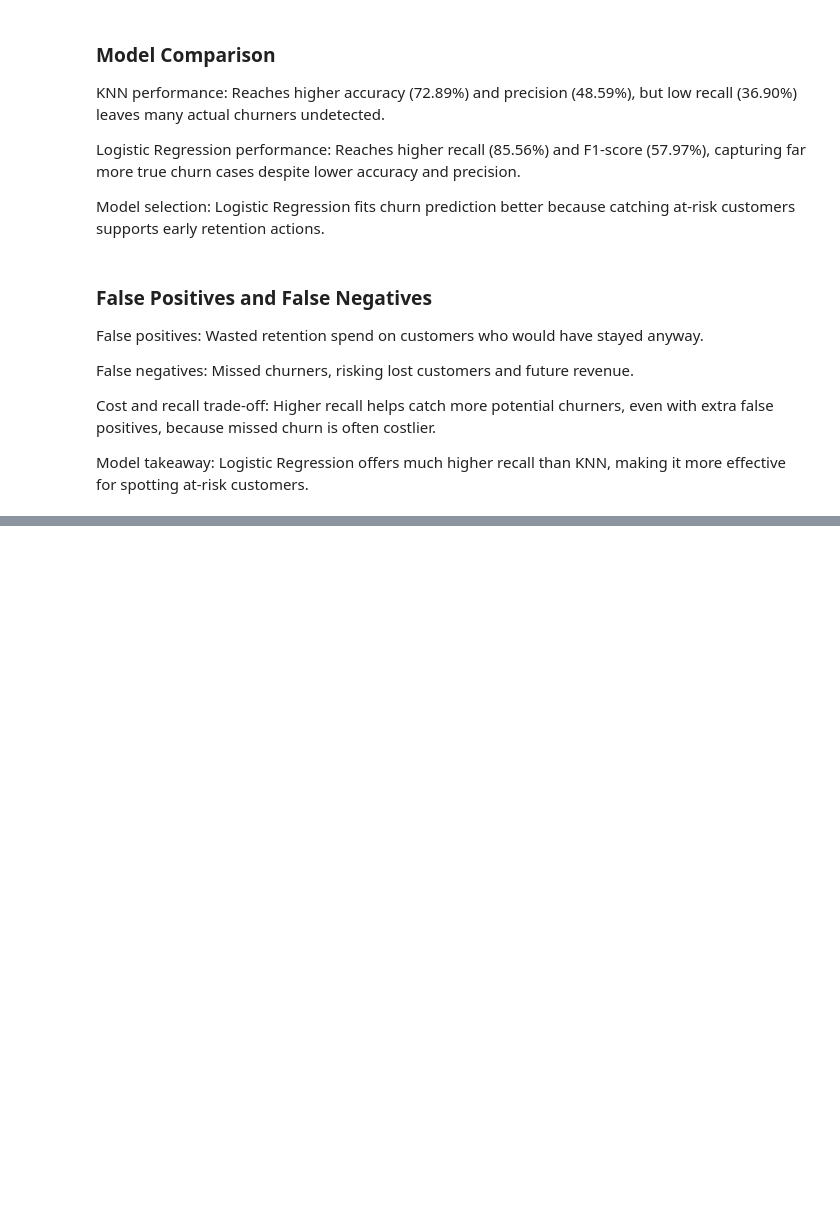
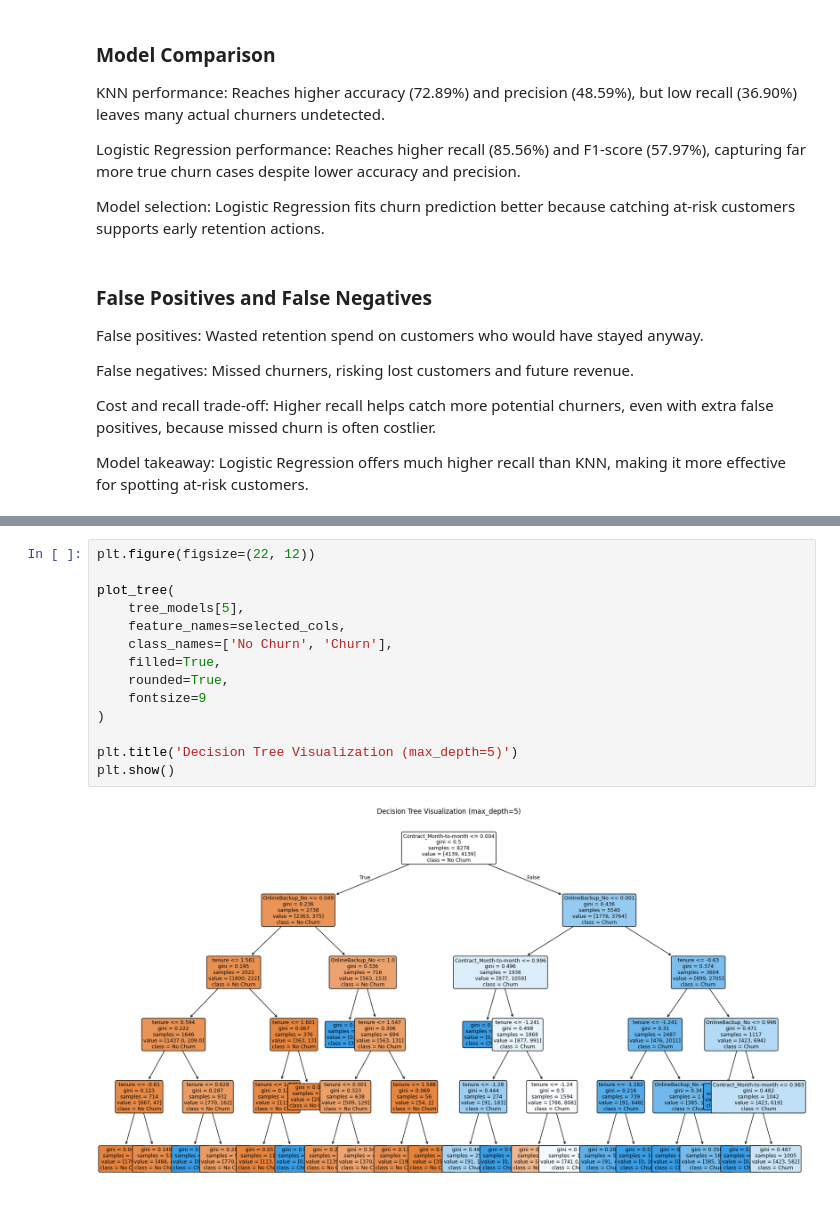
Before and after one commit to vyas001/AI-ML-case-study, a Jupyter notebook: Churn_Prediction.ipynb, the cells around one changed output, grey strips where cells are left out. Drawn from its saved outputs; the diff is of its cells as text; blank space fills up the shorter version.

```diff
--- a/Churn_Prediction.ipynb
+++ b/Churn_Prediction.ipynb
@@ -434,0 +526,16 @@ Model takeaway: Logistic Regression offers much higher recall than KNN, making i
+# %%
+plt.figure(figsize=(22, 12))
+
+plot_tree(
+    tree_models[5],
+    feature_names=selected_cols,
+    class_names=['No Churn', 'Churn'],
+    filled=True,
+    rounded=True,
+    fontsize=9
+)
+
+plt.title('Decision Tree Visualization (max_depth=5)')
+plt.show()
+# %% [output]
+[figure, added]
```
Also changed, not shown: parts of 11 cells of this notebook.
